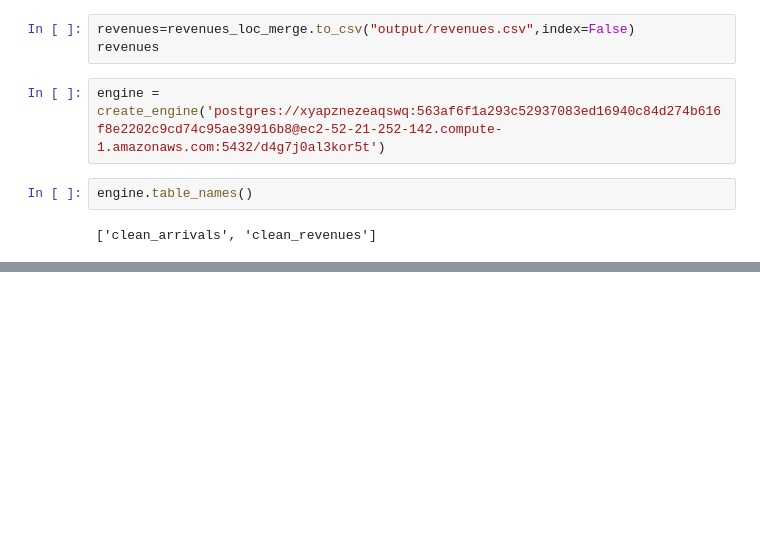
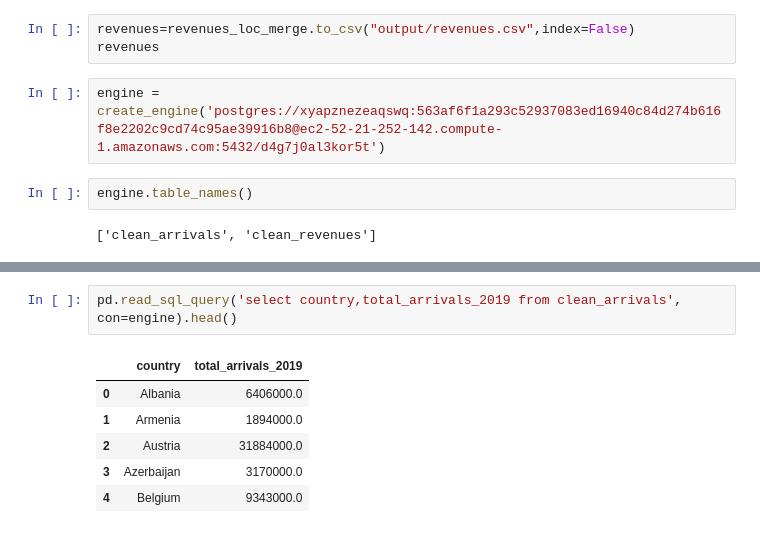
Before and after one commit to ewatxc82/tourism_statistical_analysis, a Jupyter notebook: etl_data.ipynb, the cells around one changed output, grey strips where cells are left out. Drawn from its saved outputs; the diff is of its cells as text; blank space fills up the shorter version.

```diff
--- a/etl_data.ipynb
+++ b/etl_data.ipynb
@@ -175,0 +186,9 @@ engine.table_names()
+# %%
+pd.read_sql_query('select country,total_arrivals_2019 from clean_arrivals', con=engine).head()
+# %% [output]
+|  | country | total_arrivals_2019 |
+| 0 | Albania | 6406000.0 |
+| 1 | Armenia | 1894000.0 |
+| 2 | Austria | 31884000.0 |
+| 3 | Azerbaijan | 3170000.0 |
+| 4 | Belgium | 9343000.0 |
```
Also changed, not shown: parts of 1 cell of this notebook, 9 other files.
